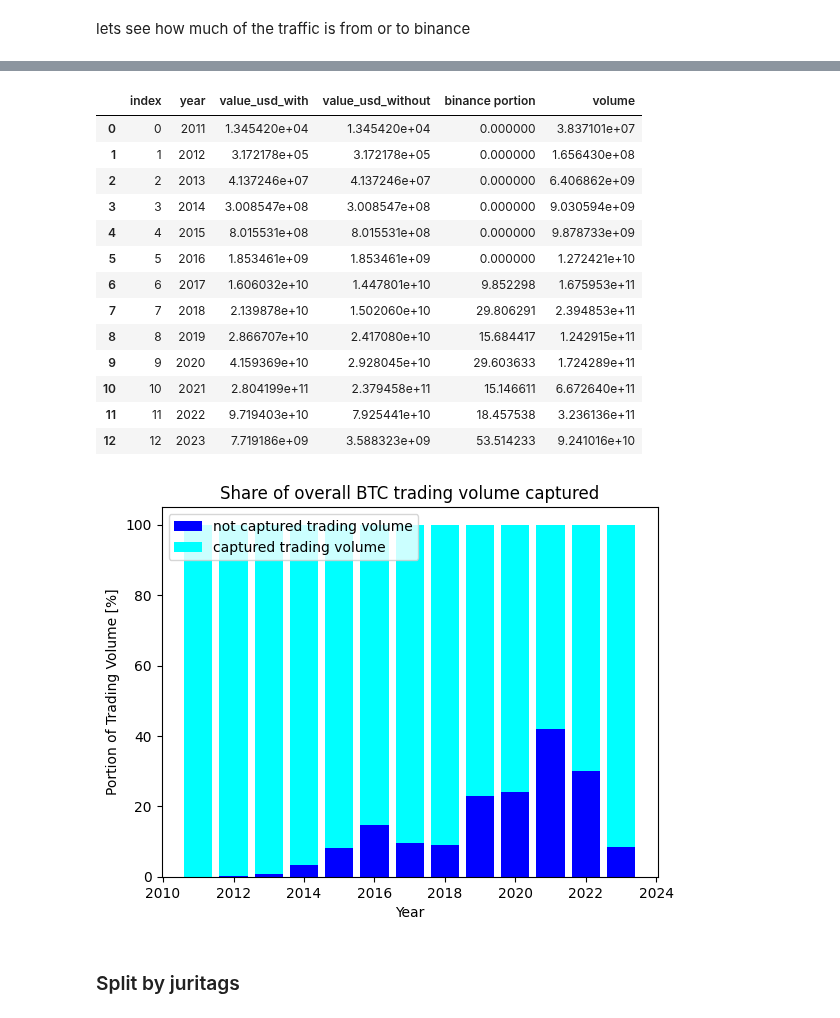
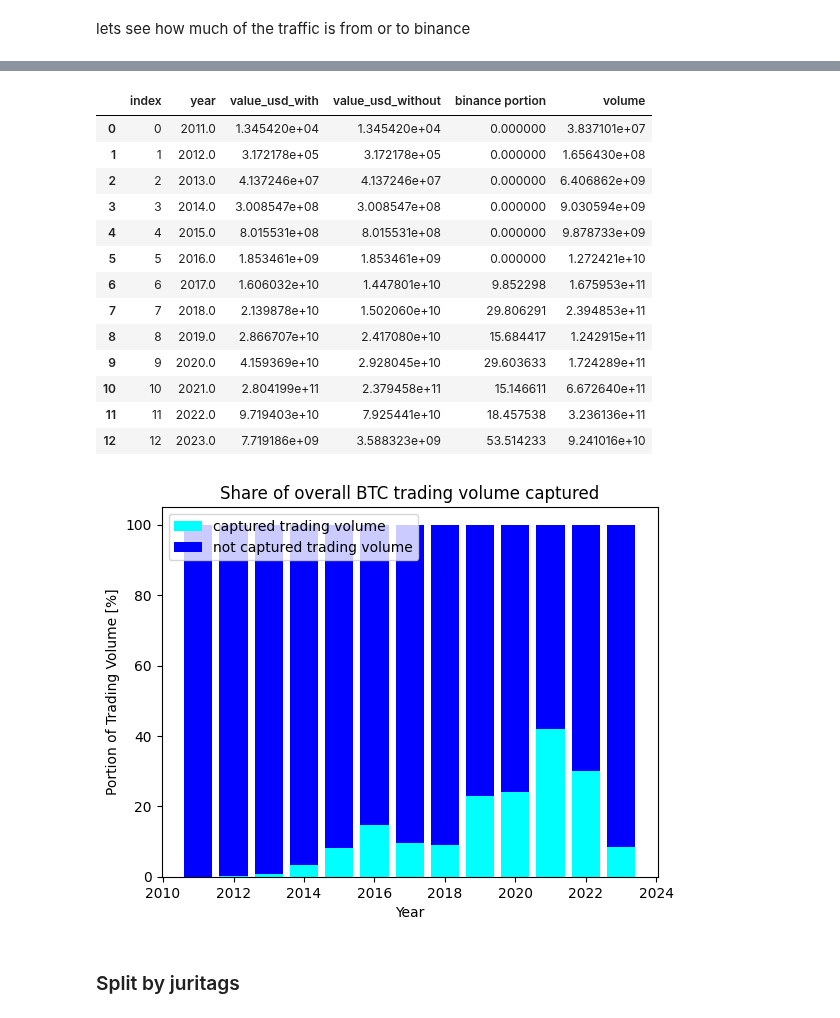
Before and after one commit to FlowDrucka64/MoneyFlow, a Jupyter notebook: data_exploration.ipynb, the cells around one changed output, grey strips where cells are left out. Cells and saved outputs as stored; diff of their text form; code cells hidden in the pictures.

```diff
--- a/data_exploration.ipynb
+++ b/data_exploration.ipynb
@@ -377,42 +380,42 @@ plt.show()
 # %%
 # Compare value per year with overall BTC trading volume
 yearly_flow = yearly.copy()
 volume_year = trading_volume.groupby(["year"])['volume'].sum().reset_index()
 merged_volume = pd.merge(yearly_flow, volume_year, on='year', how='inner').reset_index()
 
 display(merged_volume)
 
 fig, ax = plt.subplots()
 bottom = np.zeros(3)
 width=0.8
 
 relative_value_flow = merged_volume.value_usd_with / merged_volume.volume
-ax.bar(merged_volume.year, relative_value_flow * 100, width, label='not captured trading volume', bottom=0, color='blue')
-ax.bar(merged_volume.year, 100 - relative_value_flow * 100, width, label='captured trading volume', bottom=relative_value_flow * 100, color='cyan')
+ax.bar(merged_volume.year, relative_value_flow * 100, width, label='captured trading volume', bottom=0, color='cyan')
+ax.bar(merged_volume.year, 100 - relative_value_flow * 100, width, label='not captured trading volume', bottom=relative_value_flow * 100, color='blue')
 
 ax.set_title("Share of overall BTC trading volume captured")
 plt.ylabel('Portion of Trading Volume [%]')
 plt.xlabel('Year')
 plt.legend(loc='upper left',ncol=1)
 
 plt.savefig('figs/trading_portion.png')
 plt.show()
 # %% [output]
 |  | index | year | value_usd_with | value_usd_without | binance portion | volume |
-| 0 | 0 | 2011 | 1.345420e+04 | 1.345420e+04 | 0.000000 | 3.837101e+07 |
-| 1 | 1 | 2012 | 3.172178e+05 | 3.172178e+05 | 0.000000 | 1.656430e+08 |
-| 2 | 2 | 2013 | 4.137246e+07 | 4.137246e+07 | 0.000000 | 6.406862e+09 |
-| 3 | 3 | 2014 | 3.008547e+08 | 3.008547e+08 | 0.000000 | 9.030594e+09 |
-| 4 | 4 | 2015 | 8.015531e+08 | 8.015531e+08 | 0.000000 | 9.878733e+09 |
-| 5 | 5 | 2016 | 1.853461e+09 | 1.853461e+09 | 0.000000 | 1.272421e+10 |
-| 6 | 6 | 2017 | 1.606032e+10 | 1.447801e+10 | 9.852298 | 1.675953e+11 |
-| 7 | 7 | 2018 | 2.139878e+10 | 1.502060e+10 | 29.806291 | 2.394853e+11 |
-| 8 | 8 | 2019 | 2.866707e+10 | 2.417080e+10 | 15.684417 | 1.242915e+11 |
-| 9 | 9 | 2020 | 4.159369e+10 | 2.928045e+10 | 29.603633 | 1.724289e+11 |
-| 10 | 10 | 2021 | 2.804199e+11 | 2.379458e+11 | 15.146611 | 6.672640e+11 |
-| 11 | 11 | 2022 | 9.719403e+10 | 7.925441e+10 | 18.457538 | 3.236136e+11 |
-| 12 | 12 | 2023 | 7.719186e+09 | 3.588323e+09 | 53.514233 | 9.241016e+10 |
+| 0 | 0 | 2011.0 | 1.345420e+04 | 1.345420e+04 | 0.000000 | 3.837101e+07 |
+| 1 | 1 | 2012.0 | 3.172178e+05 | 3.172178e+05 | 0.000000 | 1.656430e+08 |
+| 2 | 2 | 2013.0 | 4.137246e+07 | 4.137246e+07 | 0.000000 | 6.406862e+09 |
+| 3 | 3 | 2014.0 | 3.008547e+08 | 3.008547e+08 | 0.000000 | 9.030594e+09 |
+| 4 | 4 | 2015.0 | 8.015531e+08 | 8.015531e+08 | 0.000000 | 9.878733e+09 |
+| 5 | 5 | 2016.0 | 1.853461e+09 | 1.853461e+09 | 0.000000 | 1.272421e+10 |
+| 6 | 6 | 2017.0 | 1.606032e+10 | 1.447801e+10 | 9.852298 | 1.675953e+11 |
+| 7 | 7 | 2018.0 | 2.139878e+10 | 1.502060e+10 | 29.806291 | 2.394853e+11 |
+| 8 | 8 | 2019.0 | 2.866707e+10 | 2.417080e+10 | 15.684417 | 1.242915e+11 |
+| 9 | 9 | 2020.0 | 4.159369e+10 | 2.928045e+10 | 29.603633 | 1.724289e+11 |
+| 10 | 10 | 2021.0 | 2.804199e+11 | 2.379458e+11 | 15.146611 | 6.672640e+11 |
+| 11 | 11 | 2022.0 | 9.719403e+10 | 7.925441e+10 | 18.457538 | 3.236136e+11 |
+| 12 | 12 | 2023.0 | 7.719186e+09 | 3.588323e+09 | 53.514233 | 9.241016e+10 |
-[figure, old version]
+[figure, new version]
 # %% [markdown]
 ### Split by juritags
 # %%
```
Also changed, not shown: parts of 8 cells of this notebook.
